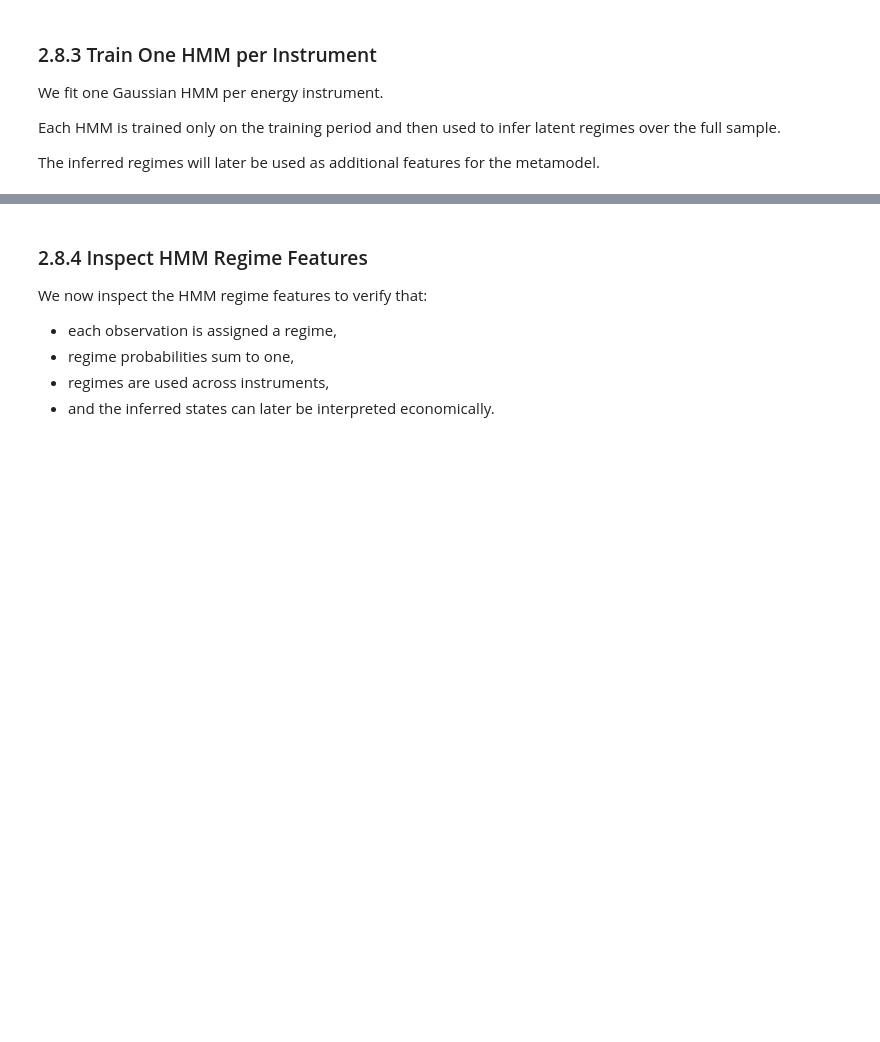
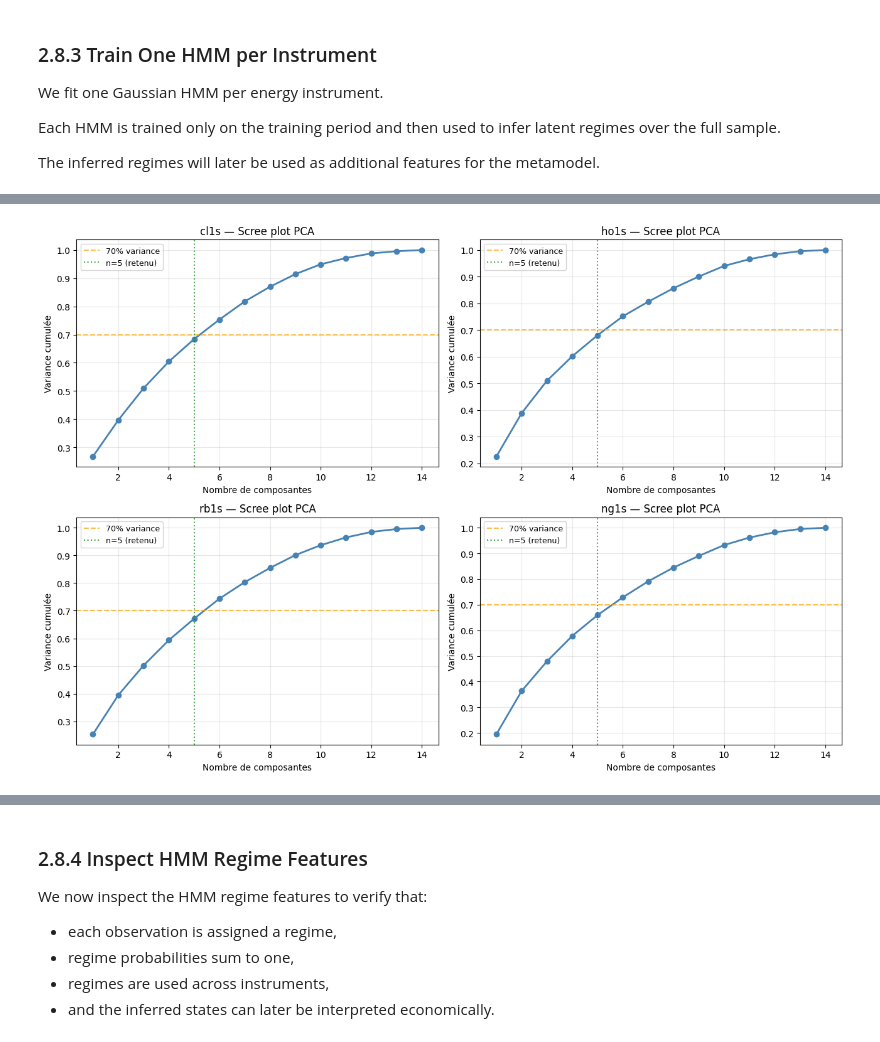
Before and after one commit to garancedvn/Systematic-Trading, a Jupyter notebook: coursework.ipynb, the cells around one changed output, grey strips where cells are left out. Saved outputs shown, nothing was run; the diff lists cells and outputs as text; code cells hidden in the pictures; blank space fills up the shorter version.

```diff
--- a/coursework.ipynb
+++ b/coursework.ipynb
@@ -1849,3 +1285,94 @@ features_df["hmm_regime"] = np.nan
 
 for state in range(N_HMM_STATES):
     features_df[f"hmm_prob_state_{state}"] = np.nan
+# %%
+# ============================================================
+# CELL 1bis — APPLIQUER LE PCA & PRÉPARER LES INPUTS HMM/GMM
+# ============================================================
+
+# Nombre fixe de composantes PCA à utiliser comme inputs HMM/GMM
+N_PCA_COMPONENTS = 5
+
+# Stockage des scalers et PCAs par instrument
+pca_scalers = {}
+pca_models  = {}
+
+# Noms des colonnes PCA dans features_df (inputs du HMM/GMM)
+PCA_OUTPUTS = [f"pca_{i}" for i in range(N_PCA_COMPONENTS)]
+
+# Initialiser les colonnes PCA dans features_df
+for col in PCA_OUTPUTS:
+    features_df[col] = np.nan
+
+# Plot setup
+fig, axes = plt.subplots(2, 2, figsize=(13, 9))
+axes = axes.flatten()
+
+for i, instrument in enumerate(ENERGY_INSTRUMENTS):
+
+    # --------------------------------------------------------
+    # Subset instrument & dropna sur les features bruts
+    # --------------------------------------------------------
+    instrument_df = (
+        features_df.loc[features_df["instrument"] == instrument]
+        .sort_values("date").copy()
+    )
+    instrument_df = instrument_df.dropna(subset=PCA_FEATURES)
+
+    # --------------------------------------------------------
+    # Train slice (fit uniquement sur train)
+    # --------------------------------------------------------
+    train_end_date = signal_split_info[instrument]["train_end"]
+    train_df = instrument_df.loc[instrument_df["date"] <= train_end_date]
+
+    # --------------------------------------------------------
+    # Standardisation + PCA sur les 5 premières composantes
+    # --------------------------------------------------------
+    scaler = StandardScaler().fit(train_df[PCA_FEATURES].values)
+    X_train_scaled = scaler.transform(train_df[PCA_FEATURES].values)
+    X_full_scaled  = scaler.transform(instrument_df[PCA_FEATURES].values)
+
+    pca = PCA(n_components=N_PCA_COMPONENTS)
+    pca.fit(X_train_scaled)
+    X_full_pca = pca.transform(X_full_scaled)
+
+    pca_scalers[instrument] = scaler
+    pca_models[instrument]  = pca
+
+    # --------------------------------------------------------
+    # Écrire les 5 composantes PCA dans features_df
+    # --------------------------------------------------------
+    for j, col in enumerate(PCA_OUTPUTS):
+        features_df.loc[instrument_df.index, col] = X_full_pca[:, j]
+
+    # --------------------------------------------------------
+    # Plot scree (variance cumulée complète pour justification)
+    # --------------------------------------------------------
+    pca_full = PCA().fit(X_train_scaled)
+    cumvar = np.cumsum(pca_full.explained_variance_ratio_)
+    var_kept = pca.explained_variance_ratio_.sum()
+
+    ax = axes[i]
+    ax.plot(range(1, len(cumvar)+1), cumvar, 'o-', linewidth=2, color='steelblue')
+    ax.axhline(0.70, color='orange', linestyle='--', alpha=0.7, label='70% variance')
+    ax.axvline(N_PCA_COMPONENTS, color='green', linestyle=':', alpha=0.7,
+               label=f'n={N_PCA_COMPONENTS} (retenu)')
+    ax.set_xlabel('Nombre de composantes')
+    ax.set_ylabel('Variance cumulée')
+    ax.set_title(f'{instrument} — Scree plot PCA')
+    ax.legend(fontsize=9)
+    ax.grid(alpha=0.3)
+
+    print(f"{instrument:10s} | "
+          f"3 PCs : {cumvar[2]:.1%} | "
+          f"5 PCs : {cumvar[4]:.1%} | "
+          f"→ retenu : {N_PCA_COMPONENTS} composantes ({var_kept:.1%} variance)")
+
+plt.tight_layout()
+plt.show()
+
+print(f"\n→ PCA_OUTPUTS = {PCA_OUTPUTS}")
+print(f"→ Ces {N_PCA_COMPONENTS} colonnes sont maintenant dans features_df et prêtes pour HMM/GMM.")
+print("Justification : compromis entre rétention d'information et parcimonie.")
+print("Le HMM/GMM bénéficie d'inputs décorrélés (orthogonalité du PCA) et de basse dimension.")
+# %% [output]
@@ -1851,0 +1383 @@ for state in range(N_HMM_STATES):
+[figure, added]
```
Also changed, not shown: parts of 46 cells of this notebook, 2 other files.
